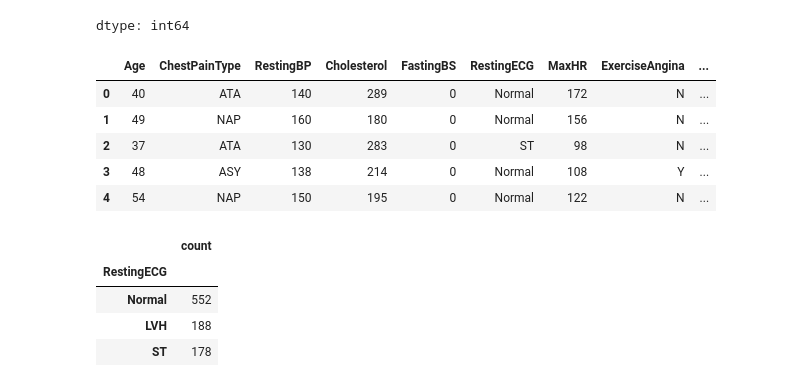
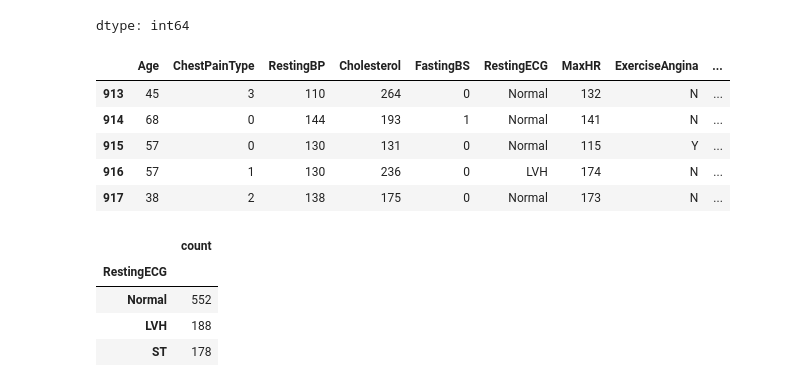
Before and after one commit to Esaipriya/AISECT-ML, a Jupyter notebook: HEART_DISEASE_PRED.ipynb, the cells around one changed output. Saved outputs shown, nothing was run; the diff lists cells and outputs as text; code cells hidden in the pictures.

```diff
--- a/HEART_DISEASE_PRED.ipynb
+++ b/HEART_DISEASE_PRED.ipynb
@@ -113,7 +105,0 @@ dtype: int64
-# %%
-from sklearn.preprocessing import OneHotEncoder
-# Apply one-hot encoding to categorical columns
-dataset = pd.get_dummies(dataset, columns=["Sex"], drop_first=True,dtype=int)
-
-# Display the first few rows of the encoded dataset
-display(dataset.head())
@@ -126,0 +106,2 @@ display(dataset.head())
+# %%
+dataset.drop(['Sex'],axis=1,inplace=True)
@@ -137,21 +127,21 @@ dtype: int64
 # %%
 from sklearn.preprocessing import LabelEncoder
 
 # Initialize LabelEncoder
 label_encoder = LabelEncoder()
 
 # Apply label encoding to the 'ChestPainType' column and convert to int
-dataset['ChestPainType_encoded'] = label_encoder.fit_transform(dataset['ChestPainType']).astype(int)
+dataset['ChestPainType'] = label_encoder.fit_transform(dataset['ChestPainType']).astype(int)
 
 # Display the updated dataframe with the new encoded column
-display(dataset.head())
+display(dataset.tail())
 # %% [output]
 |  | Age | ChestPainType | RestingBP | Cholesterol | FastingBS | RestingECG | MaxHR | ExerciseAngina | ... |
-| 0 | 40 | ATA | 140 | 289 | 0 | Normal | 172 | N | ... |
-| 1 | 49 | NAP | 160 | 180 | 0 | Normal | 156 | N | ... |
-| 2 | 37 | ATA | 130 | 283 | 0 | ST | 98 | N | ... |
-| 3 | 48 | ASY | 138 | 214 | 0 | Normal | 108 | Y | ... |
-| 4 | 54 | NAP | 150 | 195 | 0 | Normal | 122 | N | ... |
+| 913 | 45 | 3 | 110 | 264 | 0 | Normal | 132 | N | ... |
+| 914 | 68 | 0 | 144 | 193 | 1 | Normal | 141 | N | ... |
+| 915 | 57 | 0 | 130 | 131 | 0 | Normal | 115 | Y | ... |
+| 916 | 57 | 1 | 130 | 236 | 0 | LVH | 174 | N | ... |
+| 917 | 38 | 2 | 138 | 175 | 0 | Normal | 173 | N | ... |
 # %%
 dataset['RestingECG'].value_counts()
 # %% [output]
```
Also changed, not shown: parts of 27 cells of this notebook.
